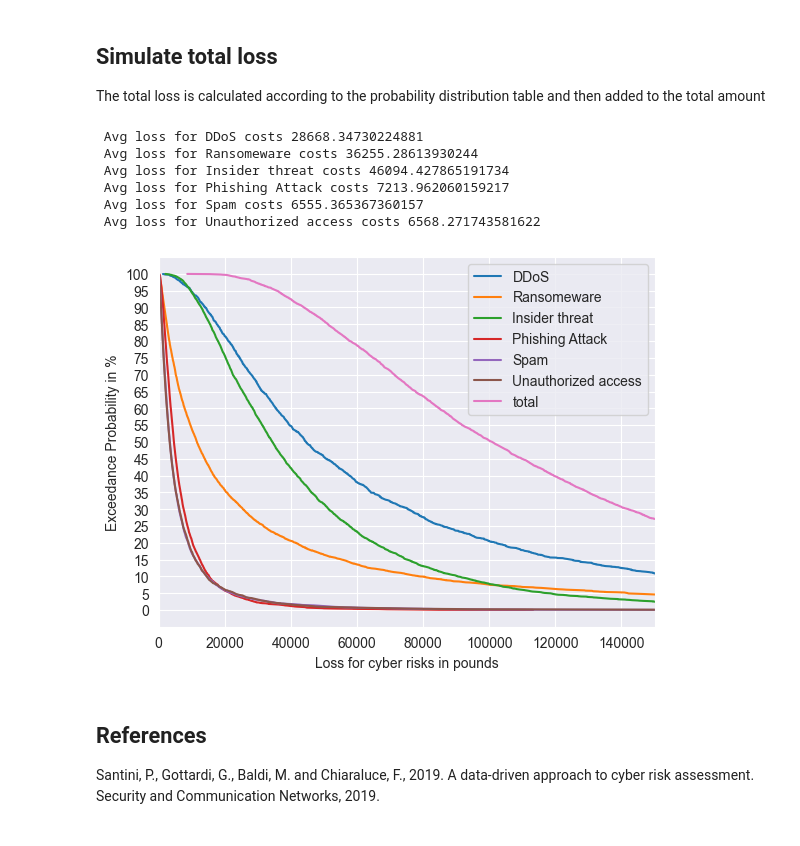
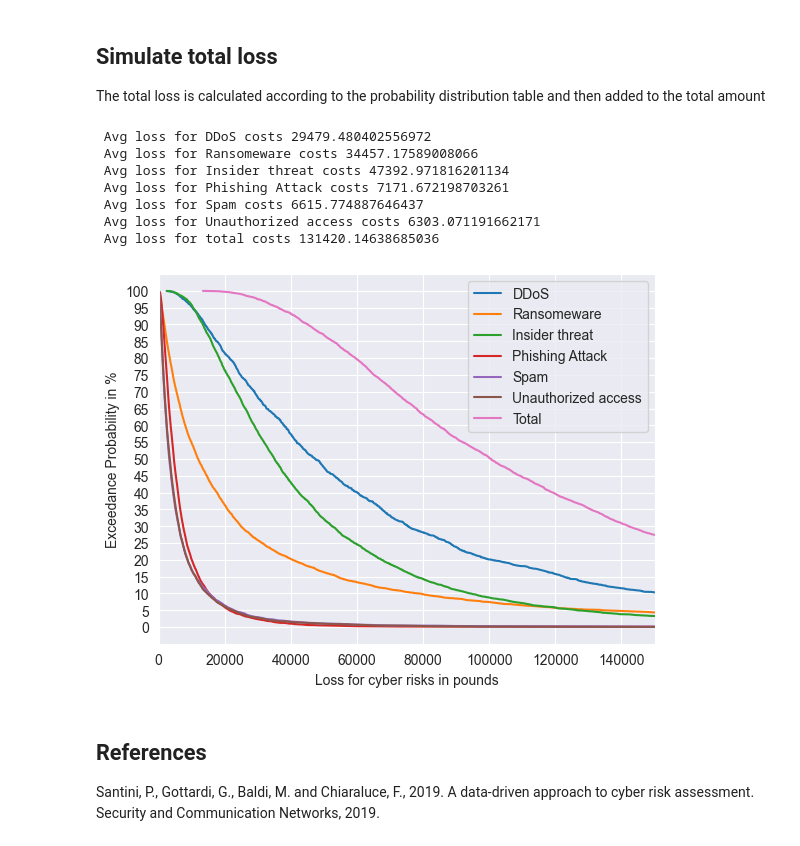
Before and after one commit to prannoymulmi/Security-and-Risk-Management, a Jupyter notebook: cyber_risk.ipynb, the cells around one changed output. Cells and saved outputs as stored; diff of their text form; code cells hidden in the pictures.

Commit message:
Corrected totals

```diff
--- a/cyber_risk.ipynb
+++ b/cyber_risk.ipynb
@@ -146,26 +146,28 @@ cs = [{
 # %%
 ITERATIONS = 5000
 total_costs = np.zeros(ITERATIONS)
 labels = []
 for risk in cs:
     yearly_losses = monte_carlo_simulation(risk, iterations=ITERATIONS)
     labels.append(risk["name"])
     print(f' Avg loss for {risk["name"]} costs {sum(yearly_losses) / ITERATIONS}')
     calculate_loss_exceedance_prob(yearly_losses, risk, labels)
     yearly_losses_np = np.array(yearly_losses)
     total_costs = np.add(total_costs, yearly_losses_np)
     #print_simulation_to_loss(yearly_losses, risk)
-labels.append("total")
+labels.append("Total")
+print(f' Avg loss for total costs {sum(total_costs) / ITERATIONS}')
 calculate_loss_exceedance_prob(total_costs, risk, labels)
 plt.show()
 # %% [output]
- Avg loss for DDoS costs 28668.34730224881
- Avg loss for Ransomeware costs 36255.28613930244
- Avg loss for Insider threat costs 46094.427865191734
- Avg loss for Phishing Attack costs 7213.962060159217
- Avg loss for Spam costs 6555.365367360157
- Avg loss for Unauthorized access costs 6568.271743581622
+ Avg loss for DDoS costs 29479.480402556972
+ Avg loss for Ransomeware costs 34457.17589008066
+ Avg loss for Insider threat costs 47392.971816201134
+ Avg loss for Phishing Attack costs 7171.672198703261
+ Avg loss for Spam costs 6615.774887646437
+ Avg loss for Unauthorized access costs 6303.071191662171
+ Avg loss for total costs 131420.14638685036
-[figure, old version]
+[figure, new version]
 # %% [markdown]
 ## References
 Santini, P., Gottardi, G., Baldi, M. and Chiaraluce, F., 2019. A data-driven approach to cyber risk assessment. Security and Communication Networks, 2019.
```
